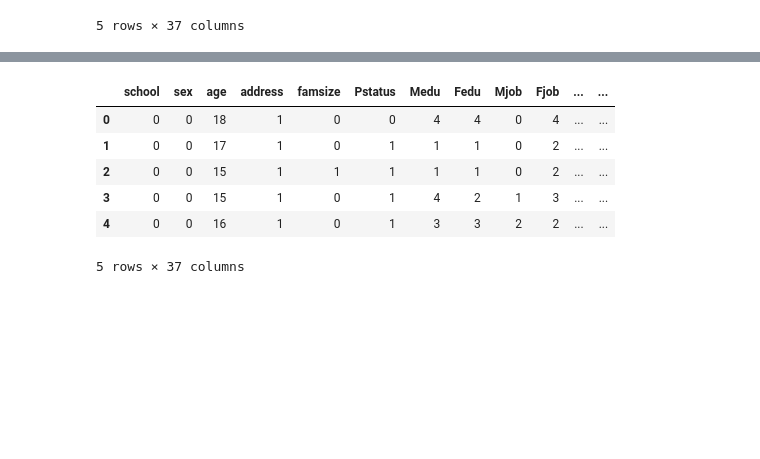
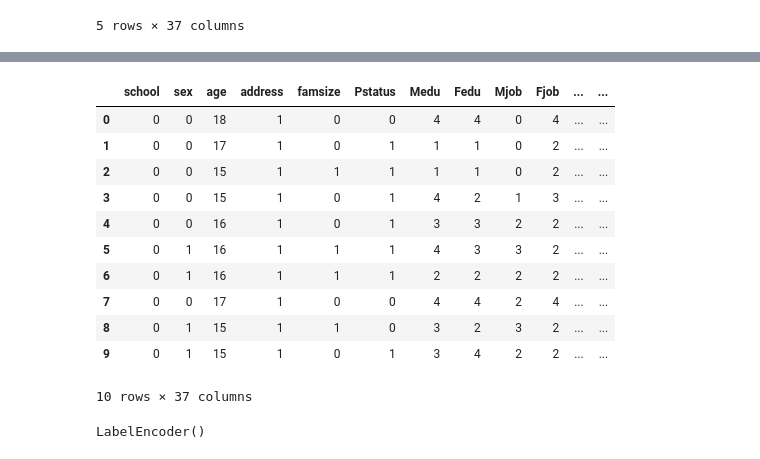
Before and after one commit to JeongChanwoo/DSC2018, a Jupyter notebook: online_test/Online_Test_student.ipynb, the cells around one changed output, grey strips where cells are left out. Drawn from its saved outputs; the diff is of its cells as text; code cells hidden in the pictures; blank space fills up the shorter version.

```diff
--- a/online_test/Online_Test_student.ipynb
+++ b/online_test/Online_Test_student.ipynb
@@ -442,6 +366,0 @@ df2['higher'] = lb.transform(df2['higher'])
-# %%
-lb.fit(df2['internet'])
-df2['internet'] = lb.transform(df2['internet'])
-# %%
-lb.fit(df2['romantic'])
-df2['romantic'] = lb.transform(df2['romantic'])
@@ -448,10 +377,32 @@ df2['romantic'] = lb.transform(df2['romantic'])
+# %%
+label_encoder_column=[0,1,3,4,5,8,9,10,21]
+label_encoder_dict = {}
+for index in label_encoder_column:
+    le.fit(df2.iloc[:,index])
+    df2.iloc[:,index] = le.transform(df2.iloc[:,index])
+    label_encoder_dict[df2.columns[index]] = [le, list(le.classes_)]
+# %%
+label_binarizer_column=[11,12,13,17,25,26,27,28,29]
+for index in label_binarizer_column:
+    lb.fit(df2.iloc[:,index])
+    df2.iloc[:,index] = lb.transform(df2.iloc[:,index])
+    label_encoder_dict[df2.columns[index]] = [lb, list(le.classes_)]
 # %%
-df2.head()
+df2.head(10)
 # %% [output]
 |  | school | sex | age | address | famsize | Pstatus | Medu | Fedu | Mjob | Fjob | ... | ... |
 | 0 | 0 | 0 | 18 | 1 | 0 | 0 | 4 | 4 | 0 | 4 | ... | ... |
 | 1 | 0 | 0 | 17 | 1 | 0 | 1 | 1 | 1 | 0 | 2 | ... | ... |
 | 2 | 0 | 0 | 15 | 1 | 1 | 1 | 1 | 1 | 0 | 2 | ... | ... |
 | 3 | 0 | 0 | 15 | 1 | 0 | 1 | 4 | 2 | 1 | 3 | ... | ... |
 | 4 | 0 | 0 | 16 | 1 | 0 | 1 | 3 | 3 | 2 | 2 | ... | ... |
+| 5 | 0 | 1 | 16 | 1 | 1 | 1 | 4 | 3 | 3 | 2 | ... | ... |
+| 6 | 0 | 1 | 16 | 1 | 1 | 1 | 2 | 2 | 2 | 2 | ... | ... |
+| 7 | 0 | 0 | 17 | 1 | 0 | 0 | 4 | 4 | 2 | 4 | ... | ... |
+| 8 | 0 | 1 | 15 | 1 | 1 | 0 | 3 | 2 | 3 | 2 | ... | ... |
+| 9 | 0 | 1 | 15 | 1 | 0 | 1 | 3 | 4 | 2 | 2 | ... | ... |
-5 rows × 37 columns
+10 rows × 37 columns
+# %%
+le
+# %% [output]
+LabelEncoder()
```
Also changed, not shown: parts of 17 cells of this notebook.
